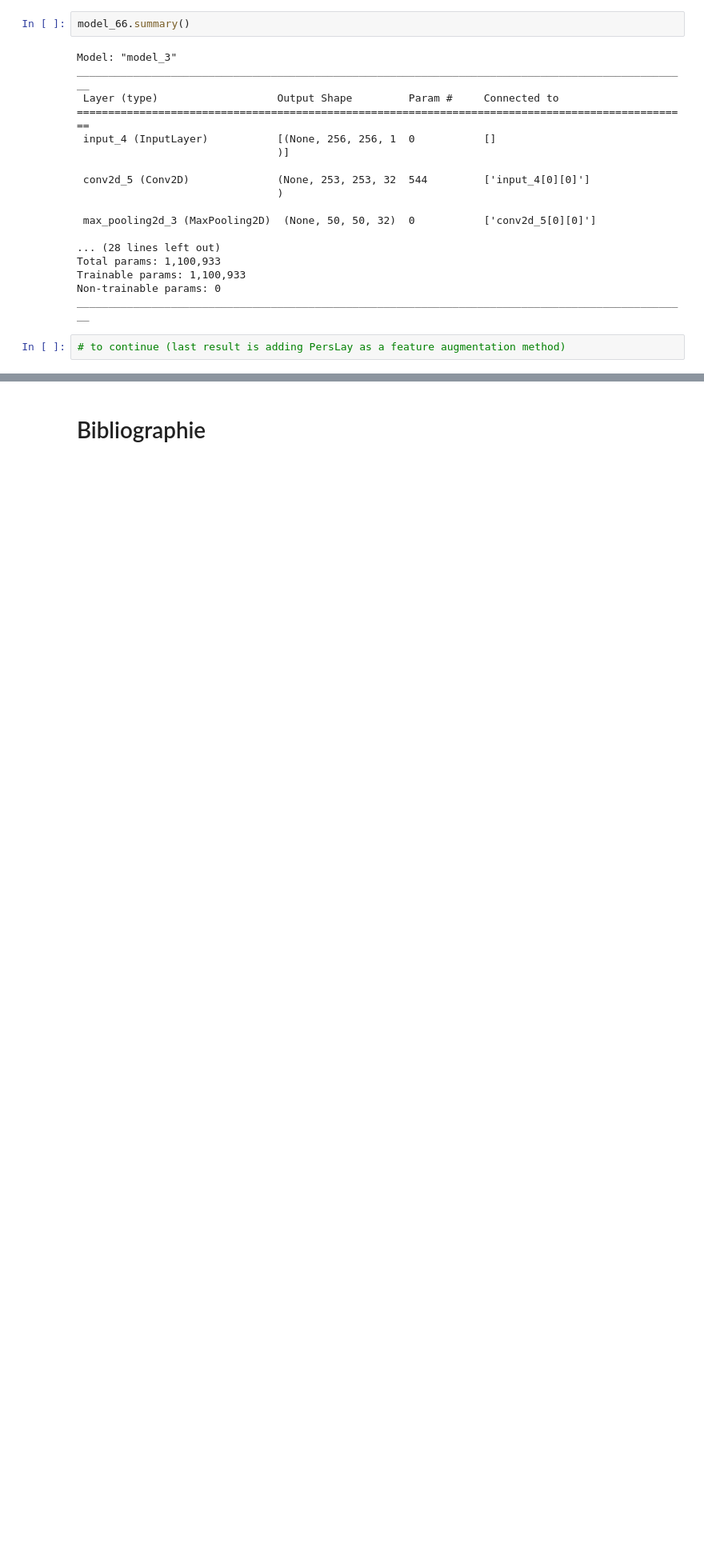
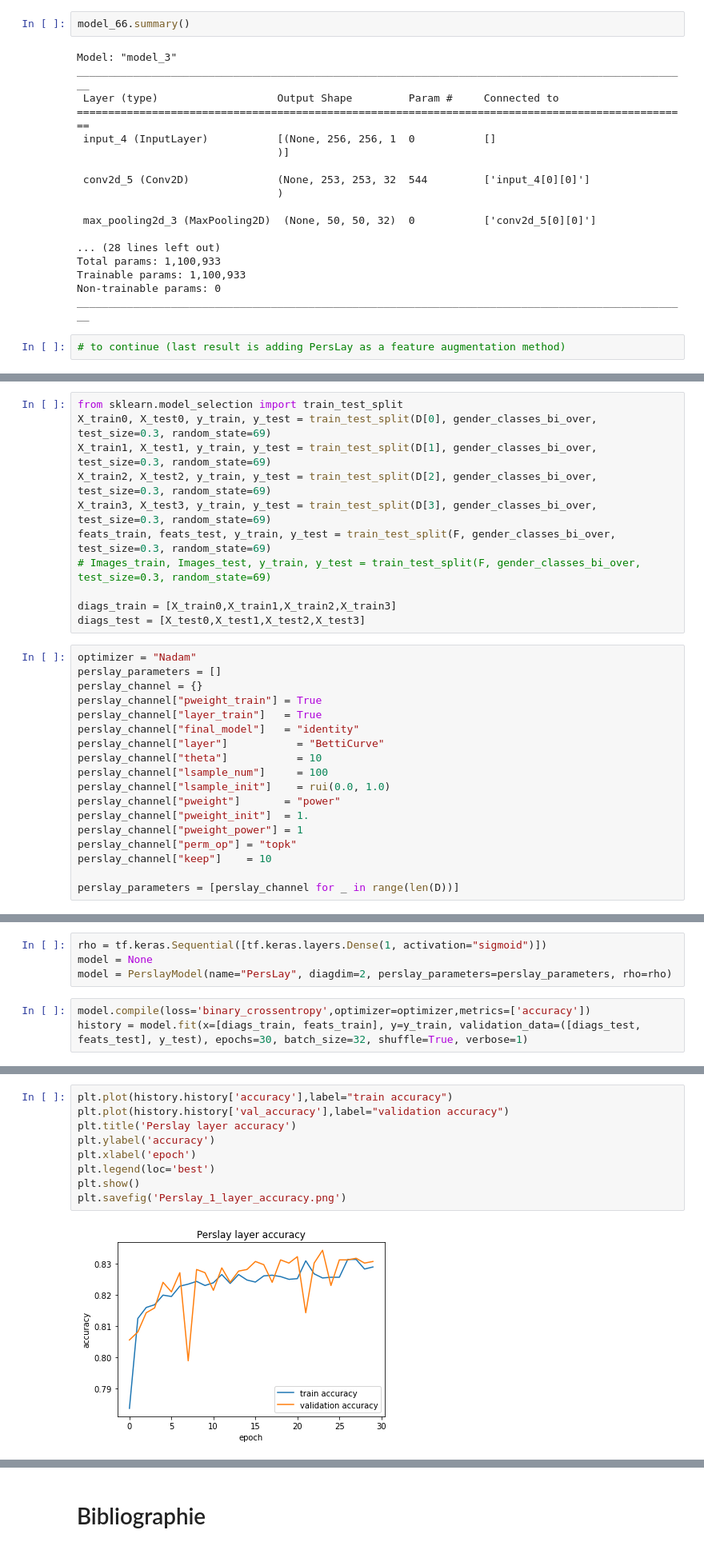
Before and after one commit to RandomAnass/TDA-DL, a Jupyter notebook: Results_TDA.ipynb, the cells around one changed output, grey strips where cells are left out. Shown at 80% size. Saved outputs shown, nothing was run; the diff lists cells and outputs as text; blank space fills up the shorter version.

```diff
--- a/Results_TDA.ipynb
+++ b/Results_TDA.ipynb
@@ -1803,0 +1807,29 @@ ________________________________________________________________________________
+# %%
+from sklearn.model_selection import train_test_split
+X_train0, X_test0, y_train, y_test = train_test_split(D[0], gender_classes_bi_over, test_size=0.3, random_state=69)
+X_train1, X_test1, y_train, y_test = train_test_split(D[1], gender_classes_bi_over, test_size=0.3, random_state=69)
+X_train2, X_test2, y_train, y_test = train_test_split(D[2], gender_classes_bi_over, test_size=0.3, random_state=69)
+X_train3, X_test3, y_train, y_test = train_test_split(D[3], gender_classes_bi_over, test_size=0.3, random_state=69)
+feats_train, feats_test, y_train, y_test = train_test_split(F, gender_classes_bi_over, test_size=0.3, random_state=69)
+# Images_train, Images_test, y_train, y_test = train_test_split(F, gender_classes_bi_over, test_size=0.3, random_state=69)
+
+diags_train = [X_train0,X_train1,X_train2,X_train3]
+diags_test = [X_test0,X_test1,X_test2,X_test3]
+# %%
+optimizer = "Nadam"
+perslay_parameters = []
+perslay_channel = {}
+perslay_channel["pweight_train"] = True
+perslay_channel["layer_train"]   = True
+perslay_channel["final_model"]   = "identity"
+perslay_channel["layer"]           = "BettiCurve"
+perslay_channel["theta"]           = 10
+perslay_channel["lsample_num"]     = 100
+perslay_channel["lsample_init"]    = rui(0.0, 1.0)
+perslay_channel["pweight"]       = "power"
+perslay_channel["pweight_init"]  = 1.
+perslay_channel["pweight_power"] = 1
+perslay_channel["perm_op"] = "topk"
+perslay_channel["keep"]    = 10
+
+perslay_parameters = [perslay_channel for _ in range(len(D))]
@@ -1803,0 +1841,7 @@ ________________________________________________________________________________
+# %%
+rho = tf.keras.Sequential([tf.keras.layers.Dense(1, activation="sigmoid")])
+model = None
+model = PerslayModel(name="PersLay", diagdim=2, perslay_parameters=perslay_parameters, rho=rho)
+# %%
+model.compile(loss='binary_crossentropy',optimizer=optimizer,metrics=['accuracy'])
+history = model.fit(x=[diags_train, feats_train], y=y_train, validation_data=([diags_test, feats_test], y_test), epochs=30, batch_size=32, shuffle=True, verbose=1)
@@ -1803,0 +1866,11 @@ ________________________________________________________________________________
+# %%
+plt.plot(history.history['accuracy'],label="train accuracy")
+plt.plot(history.history['val_accuracy'],label="validation accuracy")
+plt.title('Perslay layer accuracy')
+plt.ylabel('accuracy')
+plt.xlabel('epoch')
+plt.legend(loc='best')
+plt.show()
+plt.savefig('Perslay_1_layer_accuracy.png')
+# %% [output]
+[figure, added]
```
Also changed, not shown: parts of 8 cells of this notebook.
